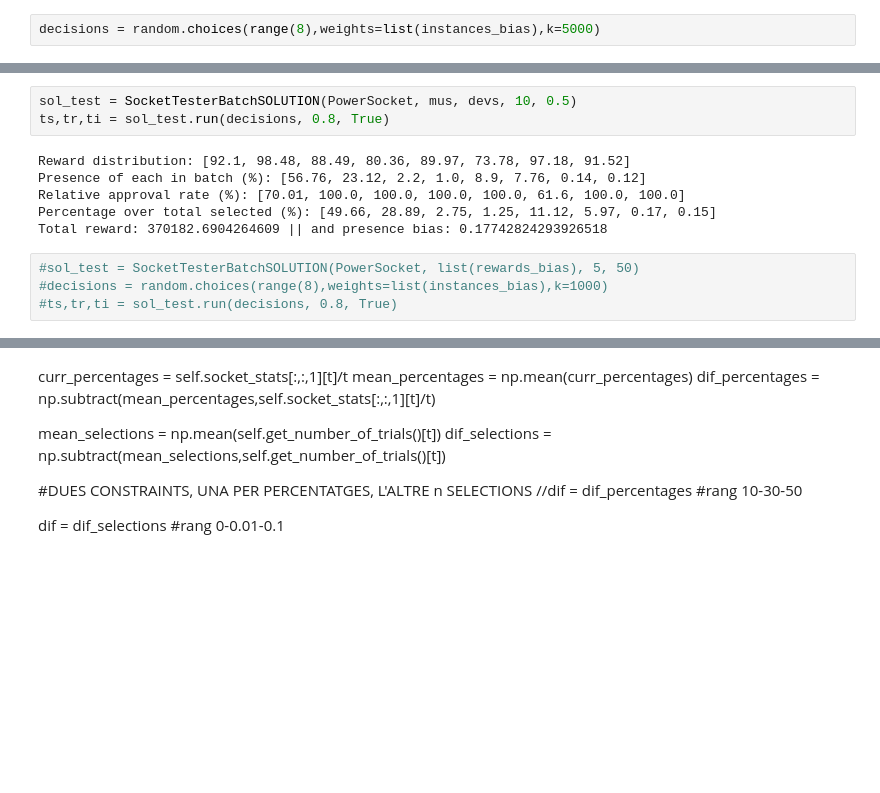
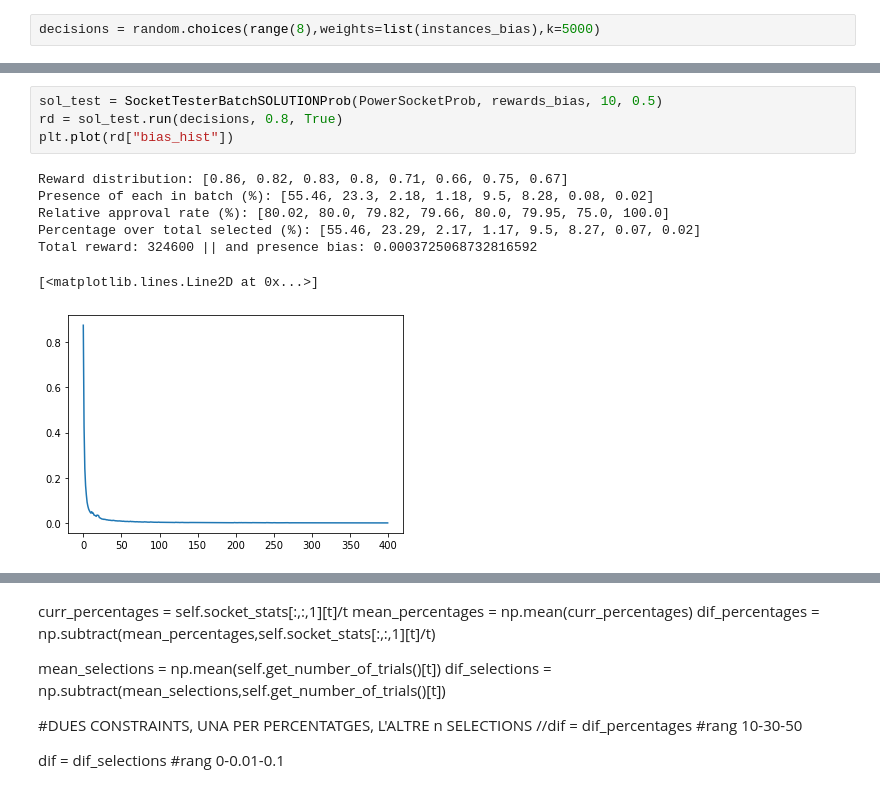
Before and after one commit to quimHM/QHM_TFG_repository, a Jupyter notebook: MAB_sim.ipynb, the cells around one changed output, grey strips where cells are left out. Drawn from its saved outputs; the diff is of its cells as text; blank space fills up the shorter version.

```diff
--- a/MAB_sim.ipynb
+++ b/MAB_sim.ipynb
@@ -870,13 +1200,12 @@ Total reward: 371294.64761665964 || and presence bias: 0.14193711572106973
 # %%
-sol_test = SocketTesterBatchSOLUTION(PowerSocket, mus, devs, 10, 0.5)
-ts,tr,ti = sol_test.run(decisions, 0.8, True)
+sol_test = SocketTesterBatchSOLUTIONProb(PowerSocketProb, rewards_bias, 10, 0.5)
+rd = sol_test.run(decisions, 0.8, True)
+plt.plot(rd["bias_hist"])
 # %% [output]
-Reward distribution: [92.1, 98.48, 88.49, 80.36, 89.97, 73.78, 97.18, 91.52]
-Presence of each in batch (%): [56.76, 23.12, 2.2, 1.0, 8.9, 7.76, 0.14, 0.12]
-Relative approval rate (%): [70.01, 100.0, 100.0, 100.0, 100.0, 61.6, 100.0, 100.0]
-Percentage over total selected (%): [49.66, 28.89, 2.75, 1.25, 11.12, 5.97, 0.17, 0.15]
-Total reward: 370182.6904264609 || and presence bias: 0.17742824293926518
+Reward distribution: [0.86, 0.82, 0.83, 0.8, 0.71, 0.66, 0.75, 0.67]
+Presence of each in batch (%): [55.46, 23.3, 2.18, 1.18, 9.5, 8.28, 0.08, 0.02]
+Relative approval rate (%): [80.02, 80.0, 79.82, 79.66, 80.0, 79.95, 75.0, 100.0]
+Percentage over total selected (%): [55.46, 23.29, 2.17, 1.17, 9.5, 8.27, 0.07, 0.02]
+Total reward: 324600 || and presence bias: 0.0003725068732816592
+[<matplotlib.lines.Line2D at 0x...>]
+[figure, added]
-# %%
-#sol_test = SocketTesterBatchSOLUTION(PowerSocket, list(rewards_bias), 5, 50)
-#decisions = random.choices(range(8),weights=list(instances_bias),k=1000)
-#ts,tr,ti = sol_test.run(decisions, 0.8, True)
```
Also changed, not shown: parts of 31 cells of this notebook.
